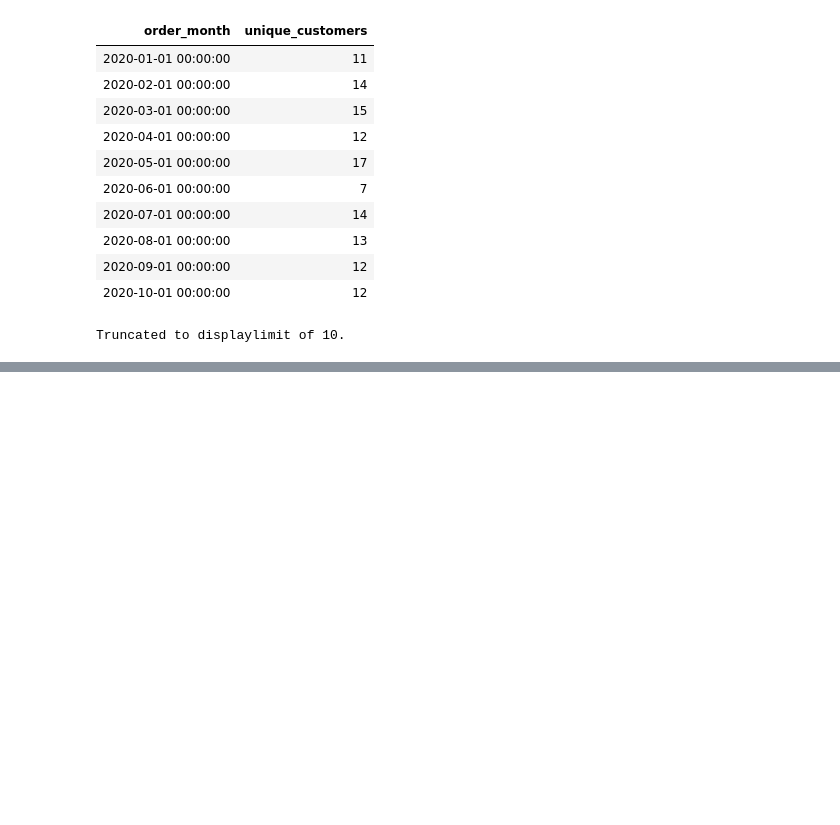
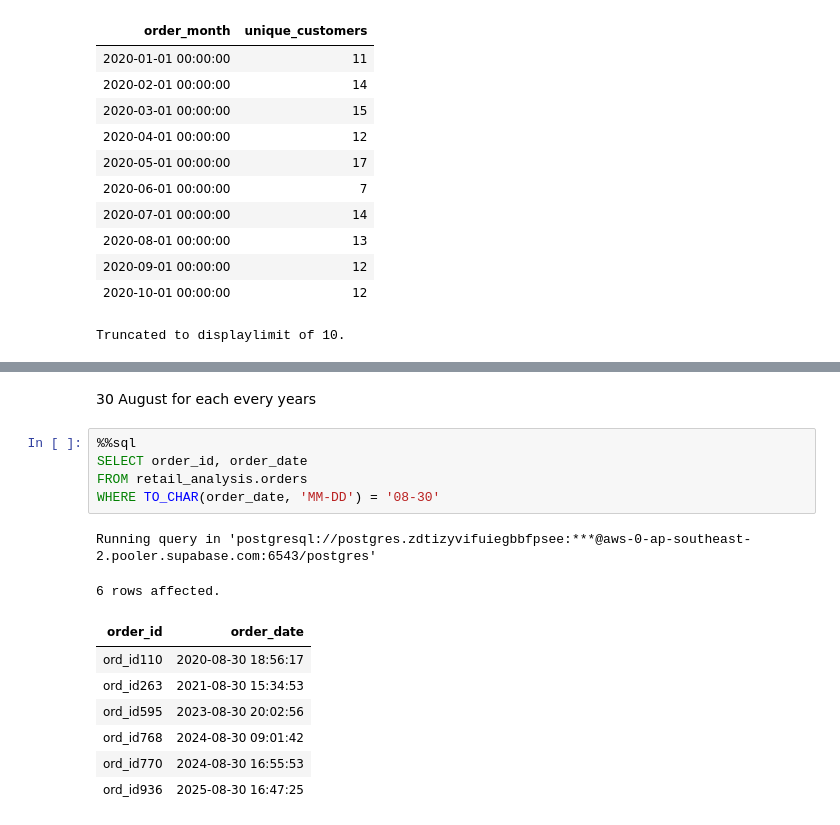
Before and after one commit to umesh-creates/sql_pandas_exercise_and_notes, a Jupyter notebook: retail_analysis exercise/date _and_time.ipynb, the cells around one changed output, grey strips where cells are left out. Drawn from its saved outputs; the diff is of its cells as text; blank space fills up the shorter version.

```diff
--- a/retail_analysis exercise/date _and_time.ipynb
+++ b/retail_analysis exercise/date _and_time.ipynb
@@ -2347,0 +2430,17 @@ Running query in 'postgresql://postgres.zdtizyvifuiegbbfpsee:***@aws-0-ap-southe
+# %% [markdown]
+30 August for each every years
+# %%
+%%sql
+SELECT order_id, order_date
+FROM retail_analysis.orders
+WHERE TO_CHAR(order_date, 'MM-DD') = '08-30'
+# %% [output]
+Running query in 'postgresql://postgres.zdtizyvifuiegbbfpsee:***@aws-0-ap-southeast-2.pooler.supabase.com:6543/postgres'
+6 rows affected.
+| order_id | order_date |
+| ord_id110 | 2020-08-30 18:56:17 |
+| ord_id263 | 2021-08-30 15:34:53 |
+| ord_id595 | 2023-08-30 20:02:56 |
+| ord_id768 | 2024-08-30 09:01:42 |
+| ord_id770 | 2024-08-30 16:55:53 |
+| ord_id936 | 2025-08-30 16:47:25 |
```
Also changed, not shown: parts of 19 cells of this notebook.
